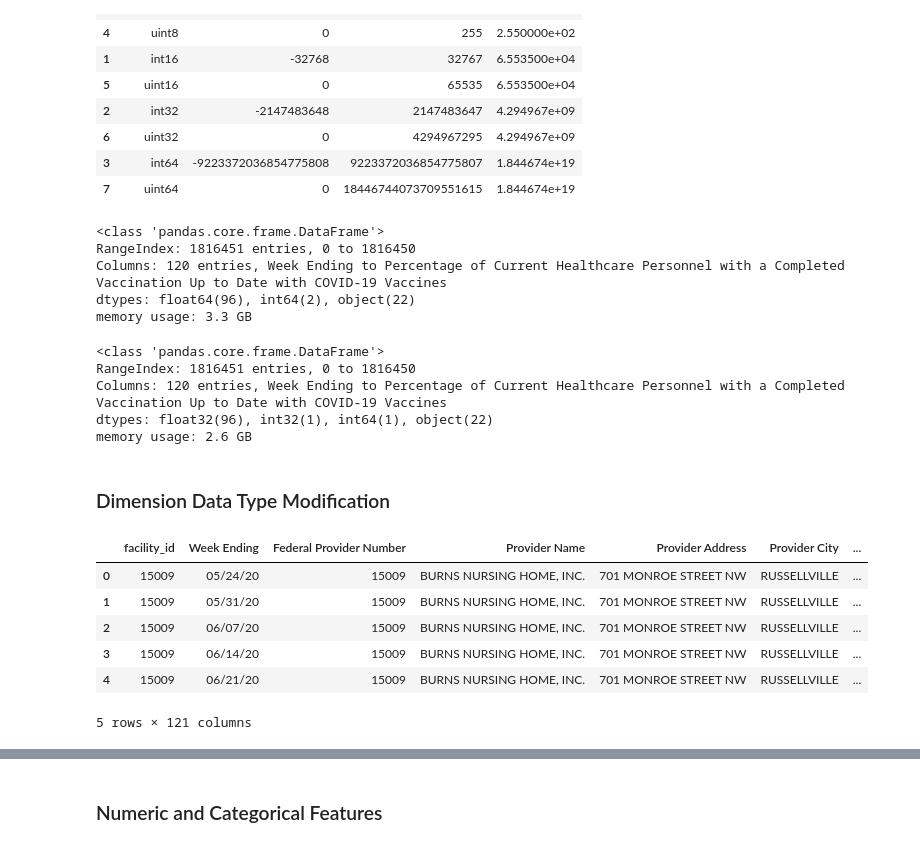
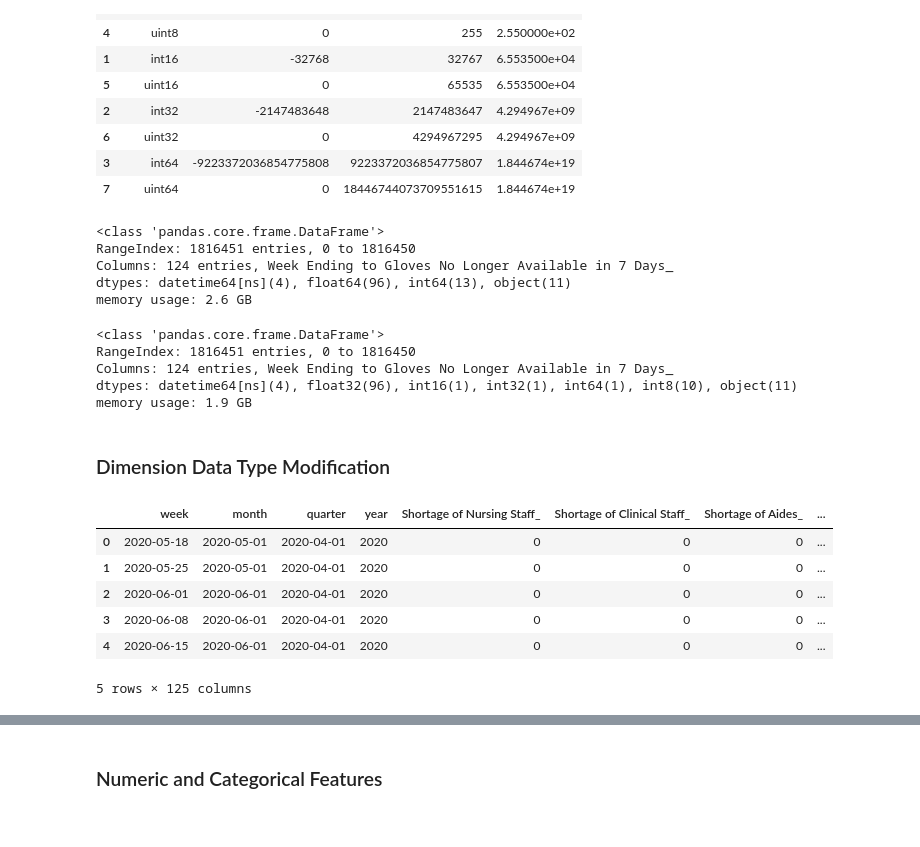
Before and after one commit to neudeb/nursinghome, a Jupyter notebook: Nursing_Home_EDA.ipynb, the cells around one changed output, grey strips where cells are left out. Drawn from its saved outputs; the diff is of its cells as text; code cells hidden in the pictures.

```diff
--- a/Nursing_Home_EDA.ipynb
+++ b/Nursing_Home_EDA.ipynb
@@ -38,7 +38,7 @@ import plotly.express as px
 # %% [markdown]
 ### Read Data
 # %%
-raw_data = pd.read_csv('/content/drive/MyDrive/Northeastern/Labs/IE5374/NursingHome/COVID-19 Nursing Home Data 08.28.2022.csv')
+raw_data = pd.read_csv('/content/drive/MyDrive/Northeastern/Labs/IE5374/NursingHome/COVID-19 Nursing Home Data 08.28.2022.csv', parse_dates=['Week Ending'])
 raw_data.head()
 # %% [output]
 |  | Week Ending | Federal Provider Number | Provider Name | Provider Address | Provider City | Provider State | ... |
@@ -50 +50,20 @@ raw_data.head()
 5 rows × 120 columns
+# %%
+raw_data['week'] = raw_data['Week Ending'].dt.to_period("W-SUN").dt.to_timestamp()
+raw_data["month"] = raw_data['Week Ending'].dt.to_period("M").dt.to_timestamp()
+raw_data["quarter"] = raw_data['Week Ending'].dt.to_period("Q").dt.to_timestamp()
+raw_data["year"] = raw_data['Week Ending'].dt.year
+# %%
+raw_data['Shortage of Nursing Staff_'] = np.where(raw_data['Shortage of Nursing Staff'] == 'Y', 1, 0)
+raw_data['Shortage of Clinical Staff_'] = np.where(raw_data['Shortage of Clinical Staff'] == 'Y', 1, 0)
+raw_data['Shortage of Aides_'] = np.where(raw_data['Shortage of Aides'] == 'Y', 1, 0)
+raw_data['Shortage of Other Staff_'] = np.where(raw_data['Shortage of Other Staff'] == 'Y', 1, 0)
+raw_data['Facility No Longer Has Supply Items in 7 Days_'] = np.where(raw_data['Facility No Longer Has Supply Items in 7 Days'] == 'Y', 1, 0)
+raw_data['N95 Respirator No Longer Available in 7 Days_'] = np.where(raw_data['N95 Respirator No Longer Available in 7 Days'] == 'Y', 1, 0)
+raw_data['Face Masks No Longer Available in 7 Days_'] = np.where(raw_data['Face Masks No Longer Available in 7 Days'] == 'Y', 1, 0)
+raw_data['Eye Protection No Longer Available in 7 Days_'] = np.where(raw_data['Eye Protection No Longer Available in 7 Days'] == 'Y', 1, 0)
+raw_data['Gowns No Longer Available in 7 Days_'] = np.where(raw_data['Gowns No Longer Available in 7 Days'] == 'Y', 1, 0)
+raw_data['Gloves No Longer Available in 7 Days_'] = np.where(raw_data['Gloves No Longer Available in 7 Days'] == 'Y', 1, 0)
+raw_data.drop(columns=['Shortage of Nursing Staff', 'Shortage of Clinical Staff', 'Shortage of Aides', 'Shortage of Other Staff', 'Facility No Longer Has Supply Items in 7 Days',
+              'N95 Respirator No Longer Available in 7 Days', 'Face Masks No Longer Available in 7 Days', 'Eye Protection No Longer Available in 7 Days',
+              'Gowns No Longer Available in 7 Days', 'Gloves No Longer Available in 7 Days'], axis=1, inplace=True)
@@ -139,36 +168,45 @@ raw_data.info(memory_usage = "deep")
 # %% [output]
 <class 'pandas.core.frame.DataFrame'>
 RangeIndex: 1816451 entries, 0 to 1816450
-Columns: 120 entries, Week Ending to Percentage of Current Healthcare Personnel with a Completed Vaccination Up to Date with COVID-19 Vaccines
-dtypes: float64(96), int64(2), object(22)
-memory usage: 3.3 GB
+Columns: 124 entries, Week Ending to Gloves No Longer Available in 7 Days_
+dtypes: datetime64[ns](4), float64(96), int64(13), object(11)
+memory usage: 2.6 GB
 # %%
 auto_opt_pd_dtypes(raw_data, inplace=True)
 raw_data.info(memory_usage = "deep")
 # %% [output]
 <class 'pandas.core.frame.DataFrame'>
 RangeIndex: 1816451 entries, 0 to 1816450
-Columns: 120 entries, Week Ending to Percentage of Current Healthcare Personnel with a Completed Vaccination Up to Date with COVID-19 Vaccines
-dtypes: float32(96), int32(1), int64(1), object(22)
-memory usage: 2.6 GB
+Columns: 124 entries, Week Ending to Gloves No Longer Available in 7 Days_
+dtypes: datetime64[ns](4), float32(96), int16(1), int32(1), int64(1), int8(10), object(11)
+memory usage: 1.9 GB
 # %% [markdown]
 ### Dimension Data Type Modification
 # %%
-def set_col_last_first(df):
+def set_col_last_first(df, col_reorg):
     """Function to set the last column as the first column"""
+    col_idx = []
     original_cols = df.columns.tolist()
-    reorder_cols = original_cols[-1:] + original_cols[:-1]
+    start_idx = 0
+    for idx, ele in enumerate(original_cols):
+        if ele in col_reorg:
+            if start_idx == 0:
+                start_idx = idx
+            col_idx.append(idx)
+
+    reorder_cols = original_cols[start_idx:] + original_cols[:start_idx]
     df = df[reorder_cols]
     return df
 # %%
 raw_data['facility_id'] = raw_data['Federal Provider Number'].astype('str')
-raw_data = set_col_last_first(raw_data)
+new_cols = ['week', 'month', 'quarter', 'year']
+raw_data = set_col_last_first(raw_data, new_cols)
 raw_data.head()
 # %% [output]
-|  | facility_id | Week Ending | Federal Provider Number | Provider Name | Provider Address | Provider City | ... |
-| 0 | 15009 | 05/24/20 | 15009 | BURNS NURSING HOME, INC. | 701 MONROE STREET NW | RUSSELLVILLE | ... |
-| 1 | 15009 | 05/31/20 | 15009 | BURNS NURSING HOME, INC. | 701 MONROE STREET NW | RUSSELLVILLE | ... |
-| 2 | 15009 | 06/07/20 | 15009 | BURNS NURSING HOME, INC. | 701 MONROE STREET NW | RUSSELLVILLE | ... |
-| 3 | 15009 | 06/14/20 | 15009 | BURNS NURSING HOME, INC. | 701 MONROE STREET NW | RUSSELLVILLE | ... |
-| 4 | 15009 | 06/21/20 | 15009 | BURNS NURSING HOME, INC. | 701 MONROE STREET NW | RUSSELLVILLE | ... |
+|  | week | month | quarter | year | Shortage of Nursing Staff_ | Shortage of Clinical Staff_ | Shortage of Aides_ | ... |
+| 0 | 2020-05-18 | 2020-05-01 | 2020-04-01 | 2020 | 0 | 0 | 0 | ... |
+| 1 | 2020-05-25 | 2020-05-01 | 2020-04-01 | 2020 | 0 | 0 | 0 | ... |
+| 2 | 2020-06-01 | 2020-06-01 | 2020-04-01 | 2020 | 0 | 0 | 0 | ... |
+| 3 | 2020-06-08 | 2020-06-01 | 2020-04-01 | 2020 | 0 | 0 | 0 | ... |
+| 4 | 2020-06-15 | 2020-06-01 | 2020-04-01 | 2020 | 0 | 0 | 0 | ... |
-5 rows × 121 columns
+5 rows × 125 columns
```
Also changed, not shown: parts of 88 cells of this notebook.
